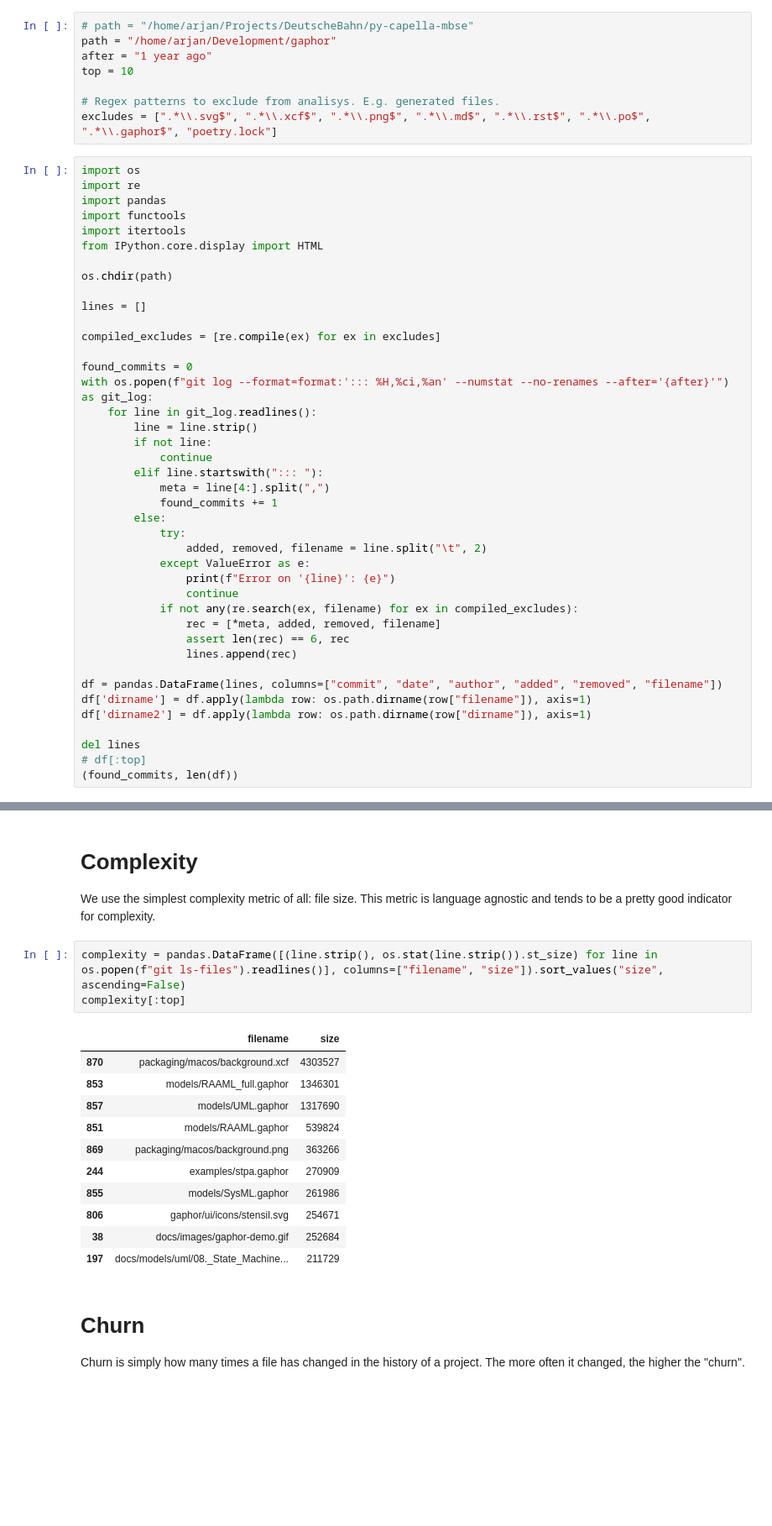
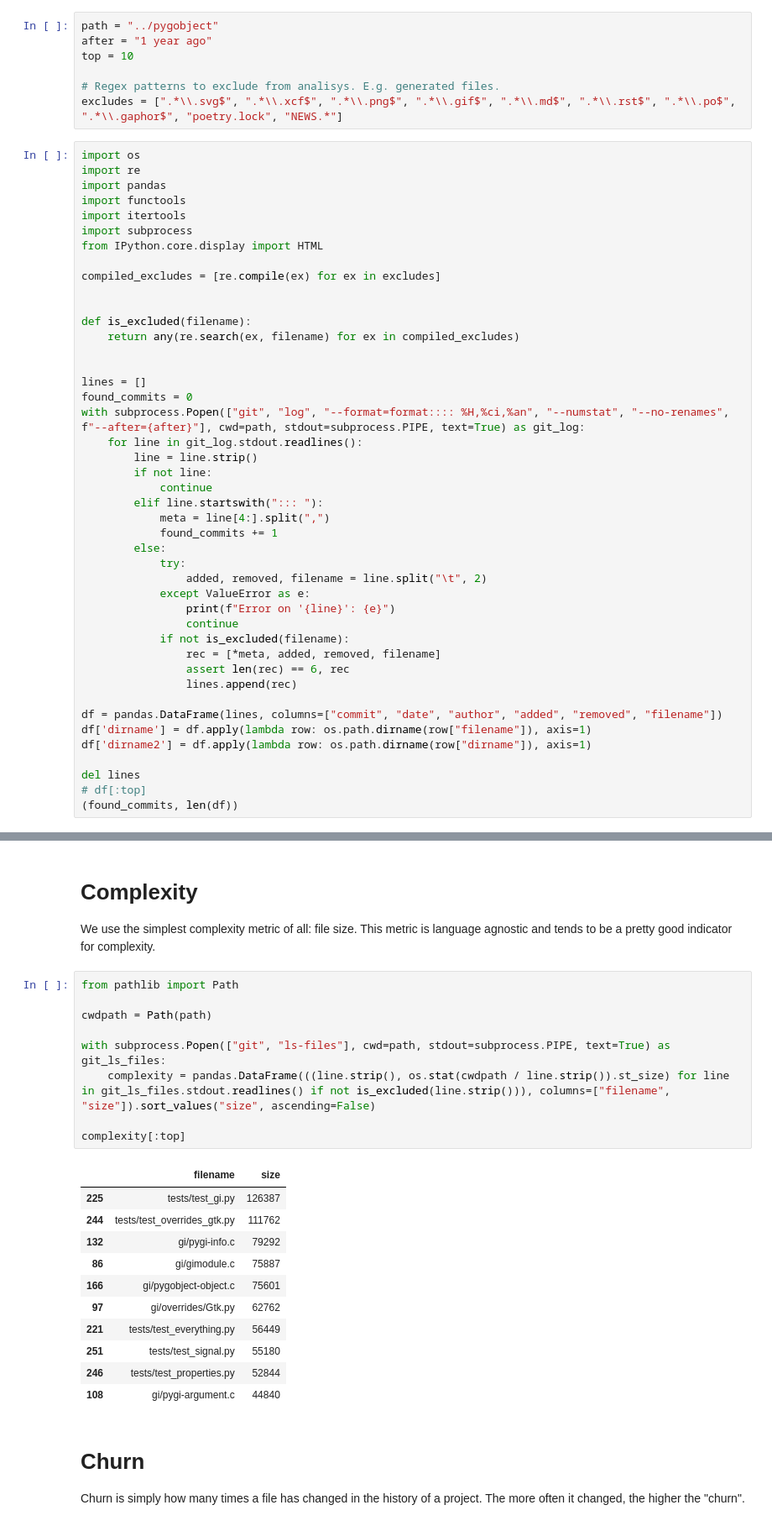
Before and after one commit to amolenaar/codescanner, a Jupyter notebook: Quick_Code_Analysis.ipynb, the cells around one changed output, grey strips where cells are left out. Shown at 84% size. Cells and saved outputs as stored; diff of their text form; blank space fills up the shorter version.

```diff
--- a/Quick_Code_Analysis.ipynb
+++ b/Quick_Code_Analysis.ipynb
@@ -21,30 +21,32 @@ Ensure `git` can be be found.
 
 Change the variables below to point to your repo of interest, and give this notebook a spin (VS Code may ask if it needs to install a Jupyter kernel).
 # %%
-# path = "/home/arjan/Projects/DeutscheBahn/py-capella-mbse"
-path = "/home/arjan/Development/gaphor"
+path = "../pygobject"
 after = "1 year ago"
 top = 10
 
 # Regex patterns to exclude from analisys. E.g. generated files.
-excludes = [".*\\.svg$", ".*\\.xcf$", ".*\\.png$", ".*\\.md$", ".*\\.rst$", ".*\\.po$", ".*\\.gaphor$", "poetry.lock"]
+excludes = [".*\\.svg$", ".*\\.xcf$", ".*\\.png$", ".*\\.gif$", ".*\\.md$", ".*\\.rst$", ".*\\.po$", ".*\\.gaphor$", "poetry.lock", "NEWS.*"]
 # %%
 import os
 import re
 import pandas
 import functools
 import itertools
+import subprocess
 from IPython.core.display import HTML
-
-os.chdir(path)
-
-lines = []
 
 compiled_excludes = [re.compile(ex) for ex in excludes]
 
+
+def is_excluded(filename):
+    return any(re.search(ex, filename) for ex in compiled_excludes)
+
+
+lines = []
 found_commits = 0
-with os.popen(f"git log --format=format:'::: %H,%ci,%an' --numstat --no-renames --after='{after}'") as git_log:
-    for line in git_log.readlines():
+with subprocess.Popen(["git", "log", "--format=format:::: %H,%ci,%an", "--numstat", "--no-renames", f"--after={after}"], cwd=path, stdout=subprocess.PIPE, text=True) as git_log:
+    for line in git_log.stdout.readlines():
         line = line.strip()
         if not line:
             continue
@@ -57,7 +59,7 @@ with os.popen(f"git log --format=format:'::: %H,%ci,%an' --numstat --no-renames
             except ValueError as e:
                 print(f"Error on '{line}': {e}")
                 continue
-            if not any(re.search(ex, filename) for ex in compiled_excludes):
+            if not is_excluded(filename):
                 rec = [*meta, added, removed, filename]
                 assert len(rec) == 6, rec
                 lines.append(rec)
@@ -76,20 +78,26 @@ del lines
 
 We use the simplest complexity metric of all: file size. This metric is language agnostic and tends to be a pretty good indicator for complexity.
 # %%
-complexity = pandas.DataFrame([(line.strip(), os.stat(line.strip()).st_size) for line in os.popen(f"git ls-files").readlines()], columns=["filename", "size"]).sort_values("size", ascending=False)
+from pathlib import Path
+
+cwdpath = Path(path)
+
+with subprocess.Popen(["git", "ls-files"], cwd=path, stdout=subprocess.PIPE, text=True) as git_ls_files:
+    complexity = pandas.DataFrame(((line.strip(), os.stat(cwdpath / line.strip()).st_size) for line in git_ls_files.stdout.readlines() if not is_excluded(line.strip())), columns=["filename", "size"]).sort_values("size", ascending=False)
+
 complexity[:top]
 # %% [output]
 |  | filename | size |
-| 870 | packaging/macos/background.xcf | 4303527 |
-| 853 | models/RAAML_full.gaphor | 1346301 |
-| 857 | models/UML.gaphor | 1317690 |
-| 851 | models/RAAML.gaphor | 539824 |
-| 869 | packaging/macos/background.png | 363266 |
-| 244 | examples/stpa.gaphor | 270909 |
-| 855 | models/SysML.gaphor | 261986 |
-| 806 | gaphor/ui/icons/stensil.svg | 254671 |
-| 38 | docs/images/gaphor-demo.gif | 252684 |
-| 197 | docs/models/uml/08._State_Machine... | 211729 |
+| 225 | tests/test_gi.py | 126387 |
+| 244 | tests/test_overrides_gtk.py | 111762 |
+| 132 | gi/pygi-info.c | 79292 |
+| 86 | gi/gimodule.c | 75887 |
+| 166 | gi/pygobject-object.c | 75601 |
+| 97 | gi/overrides/Gtk.py | 62762 |
+| 221 | tests/test_everything.py | 56449 |
+| 251 | tests/test_signal.py | 55180 |
+| 246 | tests/test_properties.py | 52844 |
+| 108 | gi/pygi-argument.c | 44840 |
 # %% [markdown]
 # Churn
 
```
Also changed, not shown: parts of 7 cells of this notebook.
